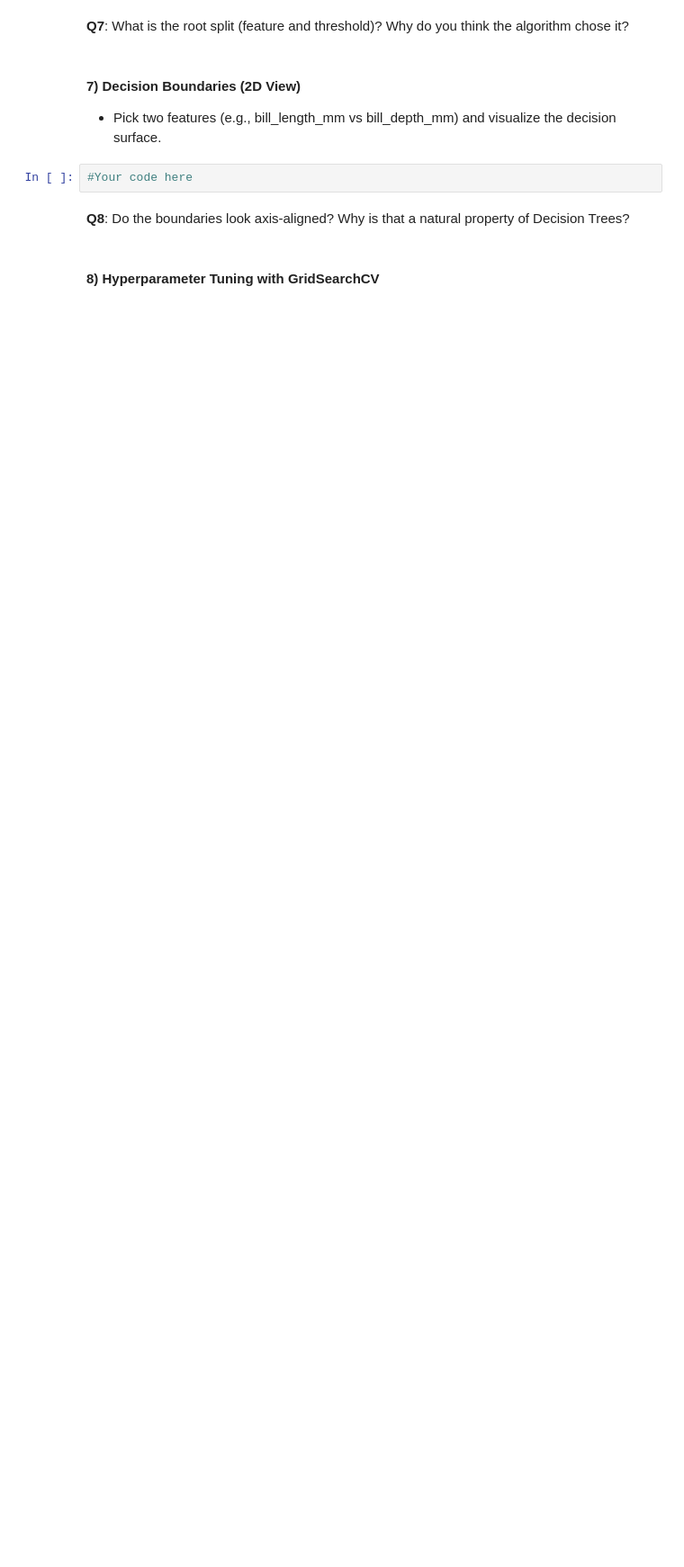
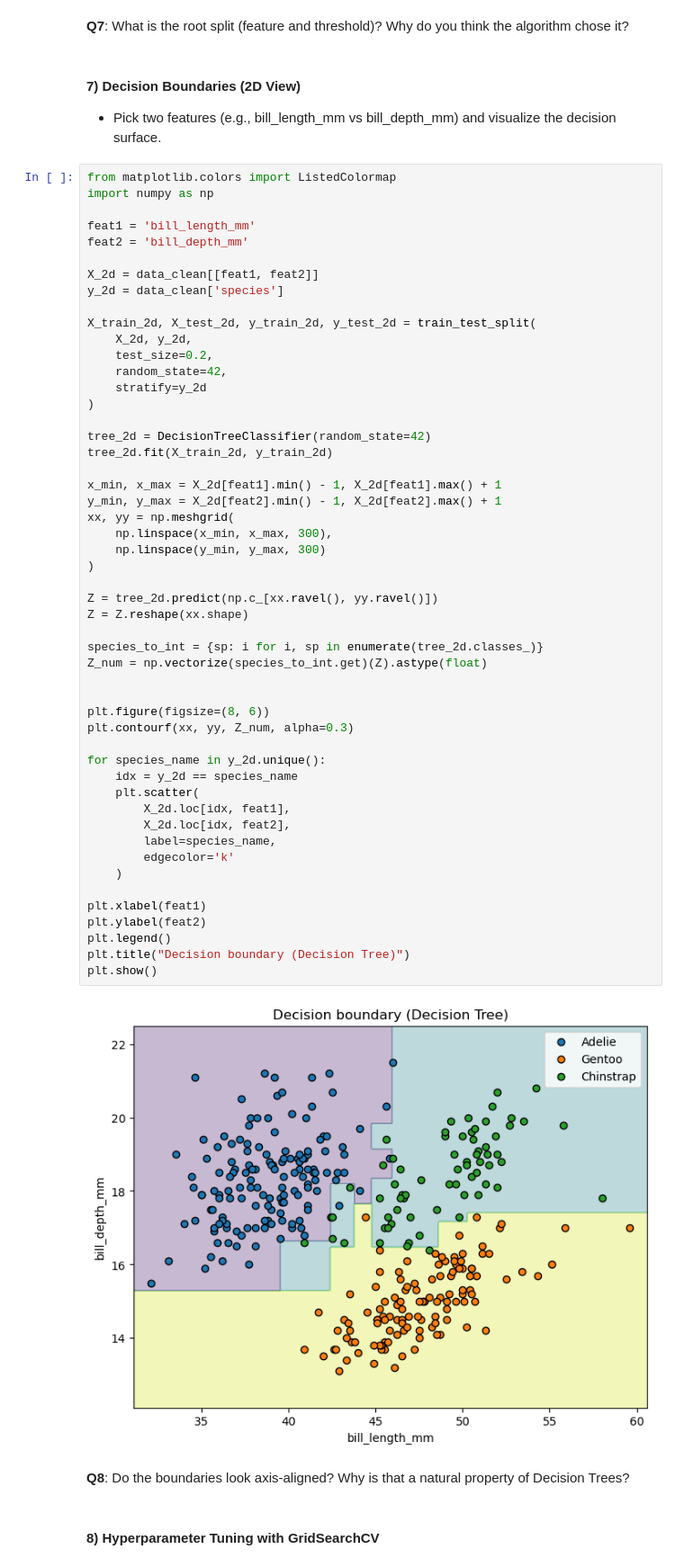
Before and after one commit to Rayanamkt/DVRC_2025, a Jupyter notebook: Lecture2/Notes/Lab3/DT_Assignement.ipynb, the cells around one changed output. Shown at 90% size. Drawn from its saved outputs; the diff is of its cells as text; blank space fills up the shorter version.

```diff
--- a/Lecture2/Notes/Lab3/DT_Assignement.ipynb
+++ b/Lecture2/Notes/Lab3/DT_Assignement.ipynb
@@ -123,7 +163,58 @@ memory usage: 26.0+ KB
 #### 7) Decision Boundaries (2D View)
 * Pick two features (e.g., bill_length_mm vs bill_depth_mm) and visualize the decision surface.
 # %%
-#Your code here
+from matplotlib.colors import ListedColormap
+import numpy as np
+
+feat1 = 'bill_length_mm'
+feat2 = 'bill_depth_mm'
+
+X_2d = data_clean[[feat1, feat2]]
+y_2d = data_clean['species']
+
+X_train_2d, X_test_2d, y_train_2d, y_test_2d = train_test_split(
+    X_2d, y_2d,
+    test_size=0.2,
+    random_state=42,
+    stratify=y_2d
+)
+
+tree_2d = DecisionTreeClassifier(random_state=42)
+tree_2d.fit(X_train_2d, y_train_2d)
+
+x_min, x_max = X_2d[feat1].min() - 1, X_2d[feat1].max() + 1
+y_min, y_max = X_2d[feat2].min() - 1, X_2d[feat2].max() + 1
+xx, yy = np.meshgrid(
+    np.linspace(x_min, x_max, 300),
+    np.linspace(y_min, y_max, 300)
+)
+
+Z = tree_2d.predict(np.c_[xx.ravel(), yy.ravel()])
+Z = Z.reshape(xx.shape)
+
+species_to_int = {sp: i for i, sp in enumerate(tree_2d.classes_)}
+Z_num = np.vectorize(species_to_int.get)(Z).astype(float)
+
+
+plt.figure(figsize=(8, 6))
+plt.contourf(xx, yy, Z_num, alpha=0.3)
+
+for species_name in y_2d.unique():
+    idx = y_2d == species_name
+    plt.scatter(
+        X_2d.loc[idx, feat1],
+        X_2d.loc[idx, feat2],
+        label=species_name,
+        edgecolor='k'
+    )
+
+plt.xlabel(feat1)
+plt.ylabel(feat2)
+plt.legend()
+plt.title("Decision boundary (Decision Tree)")
+plt.show()
+# %% [output]
+[figure, added]
 # %% [markdown]
 **Q8**: Do the boundaries look axis-aligned? Why is that a natural property of Decision Trees?
 # %% [markdown]
```
Also changed, not shown: parts of 13 cells of this notebook.
